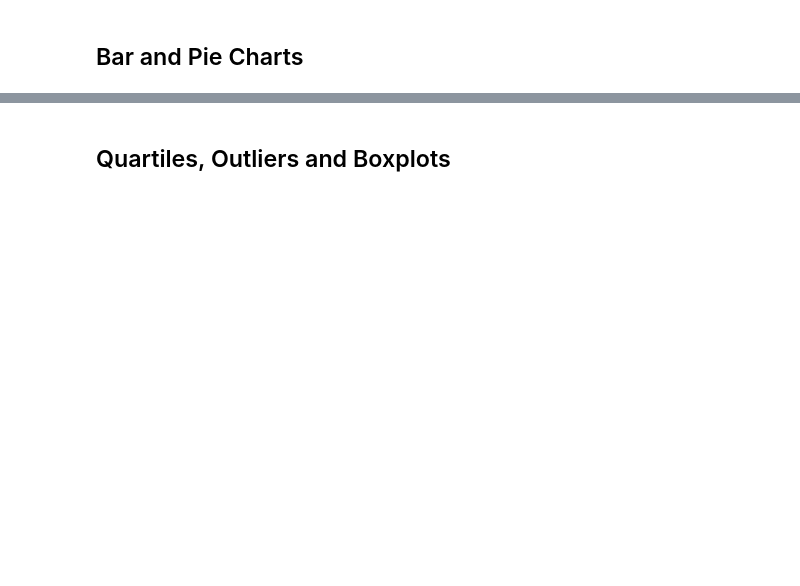
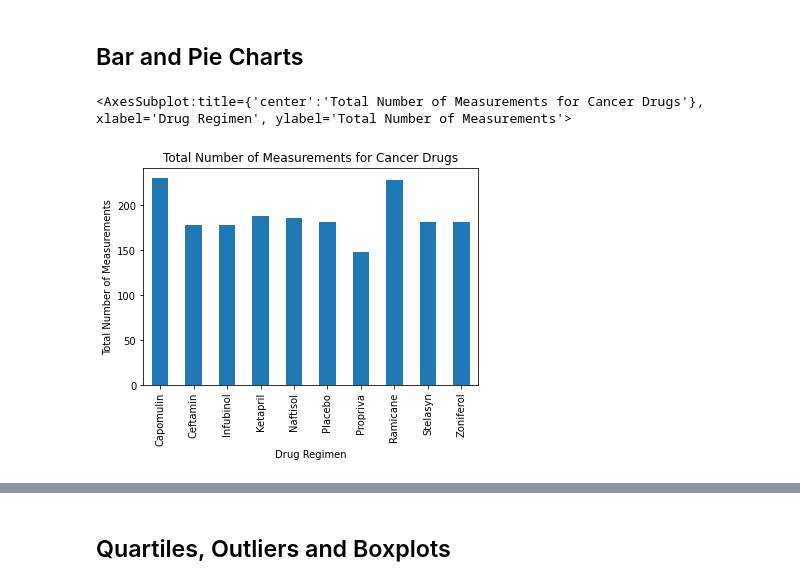
Before and after one commit to yang5hi/Matplotlib-challenge, a Jupyter notebook: pymaceuticals_GitHub.ipynb, the cells around one changed output, grey strips where cells are left out. Saved outputs shown, nothing was run; the diff lists cells and outputs as text; code cells hidden in the pictures; blank space fills up the shorter version.

Commit message:
box chart

```diff
--- a/pymaceuticals_GitHub.ipynb
+++ b/pymaceuticals_GitHub.ipynb
@@ -91,7 +91,7 @@ The number of mice in the clean DataFrame is 248
 # Use groupby and summary statistical methods to calculate the following properties of each drug regimen:
 # mean, median, variance, standard deviation, and SEM of the tumor volume.
 
-ss_df=cleaned_df[['Mouse ID','Drug Regimen','Tumor Volume (mm3)']].copy()
+ss_df=cleaned_df[['Mouse ID','Drug Regimen','Sex','Timepoint','Tumor Volume (mm3)']].copy()
 grouped_ss_df=ss_df.groupby(['Drug Regimen'])
 ss_mean=grouped_ss_df['Tumor Volume (mm3)'].mean()
 ss_median=grouped_ss_df['Tumor Volume (mm3)'].median()
@@ -124,3 +140,12 @@ ss_output_df
 # %% [markdown]
 ## Bar and Pie Charts
+# %%
+#%matplotlib notebook
+# Generate a bar plot showing the total number of measurements taken on each drug regimen using pandas.
+ss_count=grouped_ss_df['Tumor Volume (mm3)'].count()
+ss_count.plot(kind='bar',xlabel="Drug Regimen", ylabel="Total Number of Measurements",
+              title="Total Number of Measurements for Cancer Drugs")
+# %% [output]
+<AxesSubplot:title={'center':'Total Number of Measurements for Cancer Drugs'}, xlabel='Drug Regimen', ylabel='Total Number of Measurements'>
+[figure, added]
 # %%
```
Also changed, not shown: parts of 8 cells of this notebook.
